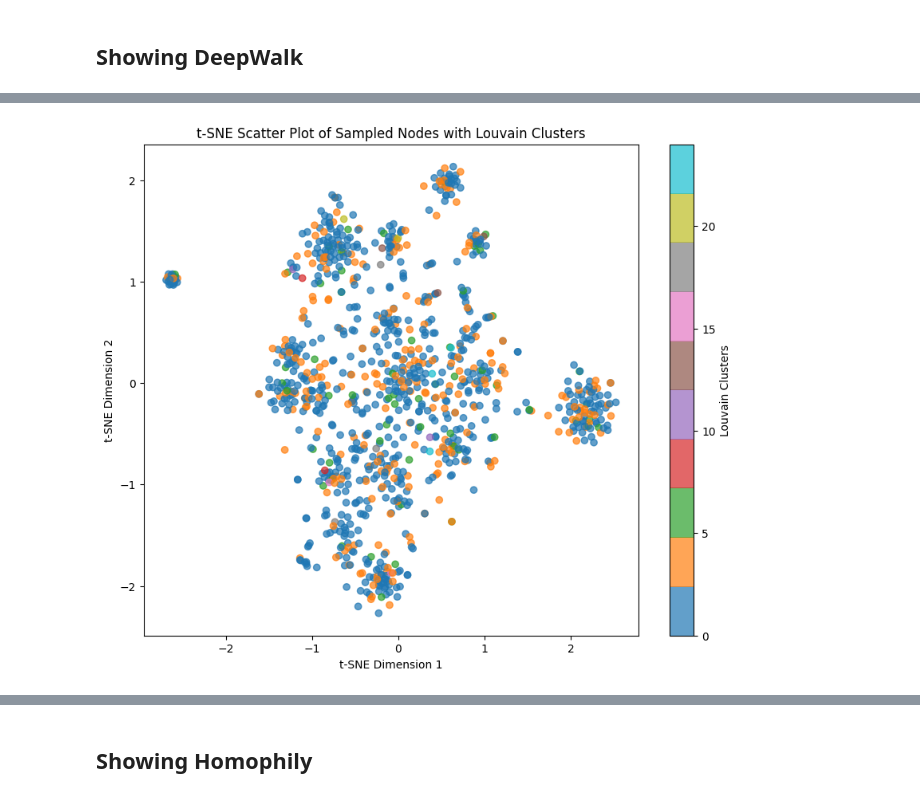
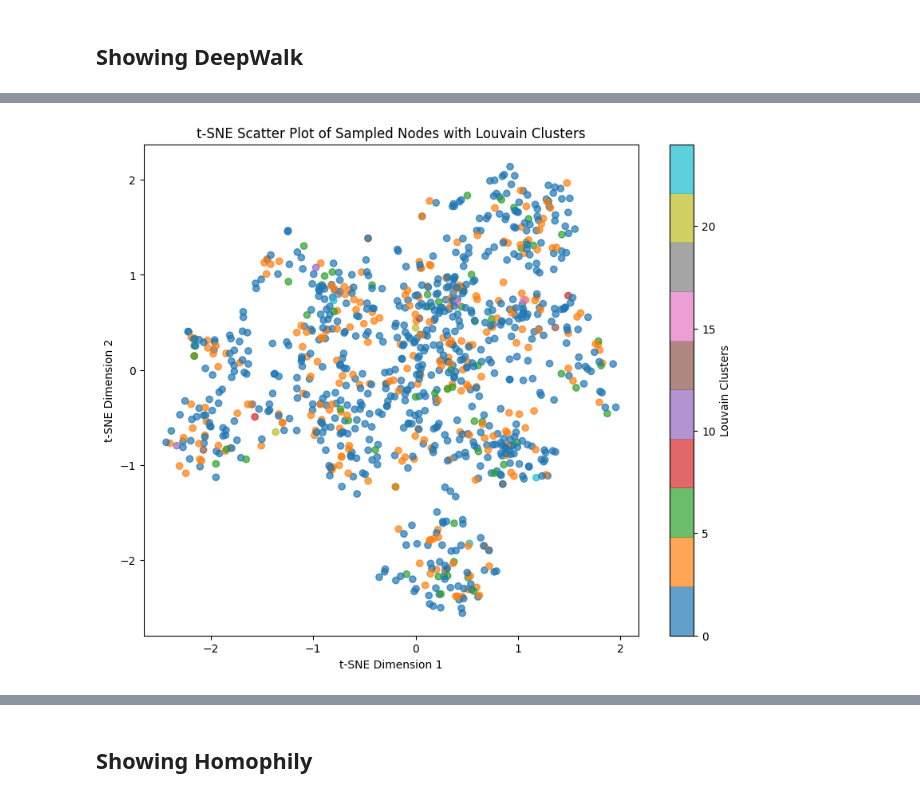
Before and after one commit to Anika-Roy/Exploring_Graph_Embeddings, a Jupyter notebook: emai_eu_visu/email_last_ditch.ipynb, the cells around one changed output, grey strips where cells are left out. Saved outputs shown, nothing was run; the diff lists cells and outputs as text; code cells hidden in the pictures.

Commit message:
Beautiful plots in email dataset. Good insights due to @Anika-Roy

```diff
--- a/emai_eu_visu/email_last_ditch.ipynb
+++ b/emai_eu_visu/email_last_ditch.ipynb
@@ -398,4 +398,5 @@ Ground Truth Labels:
 ## Showing DeepWalk
 # %%
 # adjmat , window_size , embedding_size , walks_per_vertex , walk_length , p , q
-n2v = Node2Vec(adjmat, 10, 128, 10, 80, 1, 1)
+# n2v = Node2Vec(adjmat, 10, 128, 5, 5, 1, 1)
+Node2Vec(adjmat, 10, 128, 10, 80, 1, 0.5)
@@ -472,32 +514,32 @@ louvain = Louvain()
 adjmat = nx.adjacency_matrix(G).todense()
 
 # Perform Louvain vertex modularity clustering
 labels = louvain.fit_predict(adjmat)
 
 # Getting the embeddings from the model
 embeddings = np.array(n2v.get_embeddings())
 
 # Sample some nodes from the graph
 subgraph_size = 1005  # Adjust as needed
 sampled_nodes = np.random.choice(list(G.nodes()), size=subgraph_size, replace=False)
 
 # Get the embeddings for the sampled nodes
 embeddings_array = np.array([embeddings[node] for node in sampled_nodes])
 
 # Use t-SNE to reduce dimensions to 2D
-tsne = TSNE(n_components=2, random_state=42)
+tsne = TSNE(perplexity=10, n_components=3, learning_rate=20, init='random', n_iter=1000, random_state=42)
 embeddings_2d = tsne.fit_transform(embeddings_array)
 
 # Standard scale
 embeddings_2d = StandardScaler().fit_transform(embeddings_2d)
 
 # Scatter plot in 2D with Louvain clusters as colors
 plt.figure(figsize=(10, 8))
 scatter = plt.scatter(embeddings_2d[:, 0], embeddings_2d[:, 1], c=labels, cmap='tab10', alpha=0.7)
 plt.title('t-SNE Scatter Plot of Sampled Nodes with Louvain Clusters')
 plt.xlabel('t-SNE Dimension 1')
 plt.ylabel('t-SNE Dimension 2')
 plt.colorbar(scatter, label='Louvain Clusters')
 plt.show()
 # %% [output]
-[figure, old version]
+[figure, new version]
```
Also changed, not shown: parts of 9 cells of this notebook, 6 other files.
